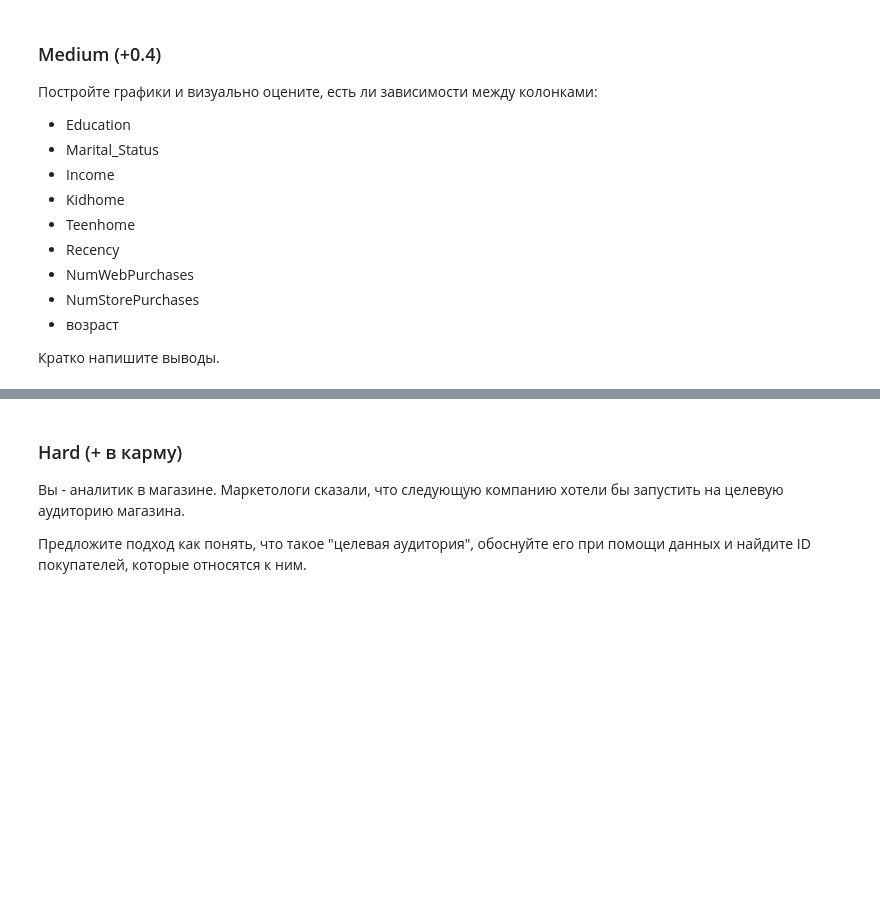
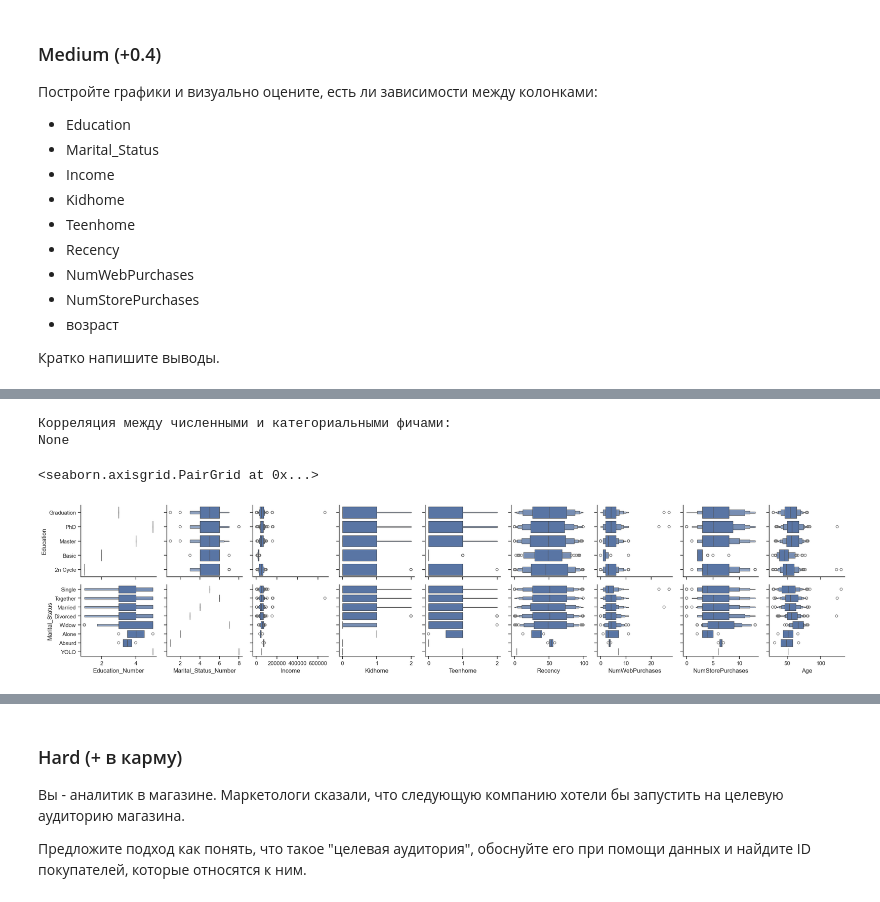
Before and after one commit to setday/HSE_ML_HW2024, a Jupyter notebook: notebooks/02-homework.ipynb, the cells around one changed output, grey strips where cells are left out. Saved outputs shown, nothing was run; the diff lists cells and outputs as text; code cells hidden in the pictures; blank space fills up the shorter version.

```diff
--- a/notebooks/02-homework.ipynb
+++ b/notebooks/02-homework.ipynb
@@ -55,3 +75,34 @@ complains
 - возраст
 
 Кратко напишите выводы.
+# %%
+features = {
+    'Education': 'category',
+    'Marital_Status': 'category',
+    'Education_Number': 'number',
+    'Marital_Status_Number': 'number',
+    'Income': 'number',
+    'Kidhome': 'number',
+    'Teenhome': 'number',
+    'Recency': 'number',
+    'NumWebPurchases': 'number',
+    'NumStorePurchases': 'number',
+    'Age': 'number',
+}
+features_list = list(features.keys())
+features_number = [feature for feature in features_list if features[feature] == 'number']
+features_category = [feature for feature in features_list if features[feature] == 'category']
+
+sns.set_theme(style="ticks")
+cmap = sns.cubehelix_palette(start=3, light=1, as_cmap=True)
+
+corrected_df = df
+
+encoder = sklp.LabelEncoder()
+
+corrected_df['Age'] = 2024 - corrected_df['Year_Birth']
+corrected_df['Education_Number'] = encoder.fit_transform(corrected_df['Education']) + 1
+corrected_df['Marital_Status_Number'] = encoder.fit_transform(corrected_df['Marital_Status']) + 1
+
+corrected_df = corrected_df[features_list]
+corrected_df
@@ -57,0 +174,16 @@ complains
+# %%
+# category - number
+print(f'Корреляция между численными и категориальными фичами:\n{None}')
+
+g_number_categorical = sns.PairGrid(
+    corrected_df,
+    diag_sharey=False,
+    x_vars=features_number,
+    y_vars=features_category
+)
+g_number_categorical.map(sns.boxenplot)
+# %% [output]
+Корреляция между численными и категориальными фичами:
+None
+<seaborn.axisgrid.PairGrid at 0x...>
+[figure, added]
```
Also changed, not shown: parts of 11 cells of this notebook.
